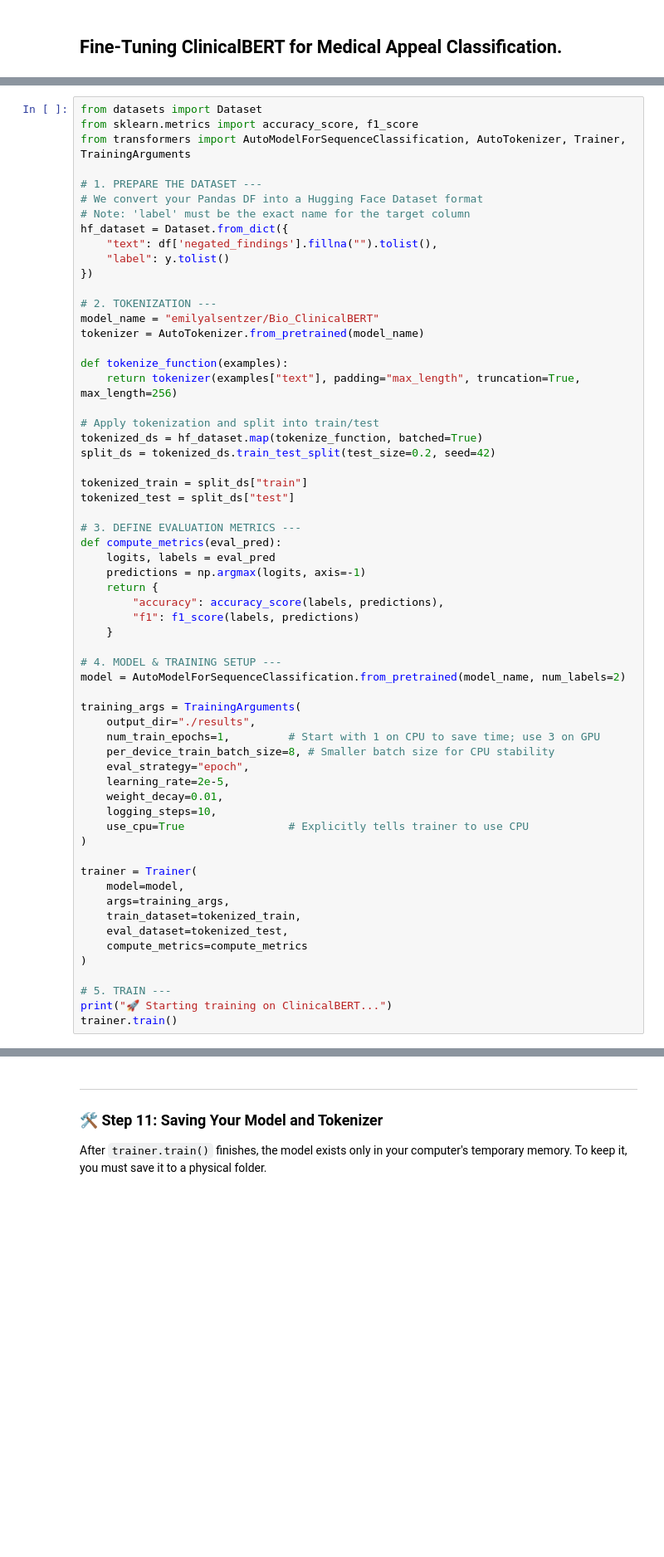
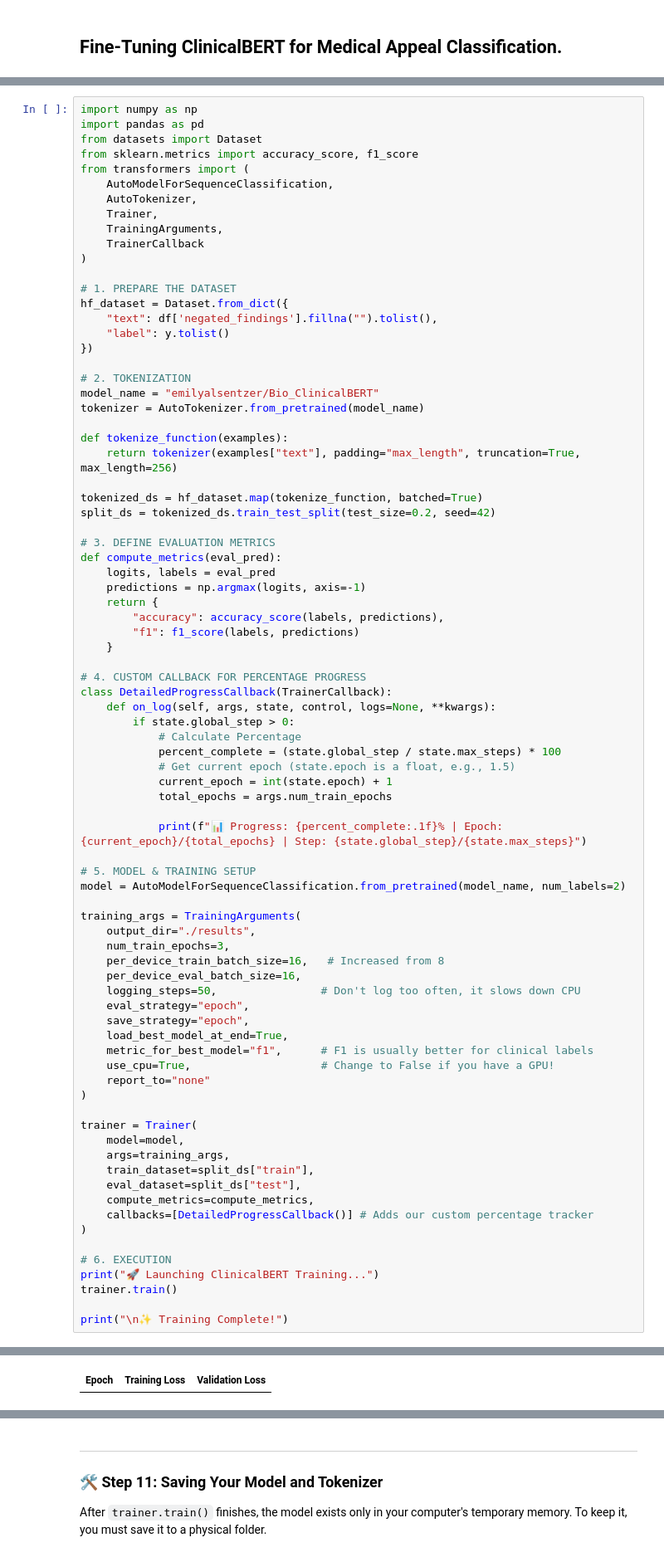
Before and after one commit to ericmaniraguh/ClinicalDecisionNLP, a Jupyter notebook: medreviewai-predicting-independent-medical-review.ipynb, the cells around one changed output, grey strips where cells are left out. Shown at 83% size. Saved outputs shown, nothing was run; the diff lists cells and outputs as text; blank space fills up the shorter version.

```diff
--- a/medreviewai-predicting-independent-medical-review.ipynb
+++ b/medreviewai-predicting-independent-medical-review.ipynb
@@ -762,33 +878,35 @@ By defining `compute_metrics`, you aren't just looking at a "Loss" number (which
 
 When you hit "Run," the model will start making guesses on the training data. After each batch, it checks its mistakes and updates itself to be more accurate. Because you are using `use_cpu=True`, it will move slower than a GPU but will be much more stable for a local laptop setup.
 # %%
+import numpy as np
+import pandas as pd
 from datasets import Dataset
 from sklearn.metrics import accuracy_score, f1_score
-from transformers import AutoModelForSequenceClassification, AutoTokenizer, Trainer, TrainingArguments
+from transformers import (
+    AutoModelForSequenceClassification,
+    AutoTokenizer,
+    Trainer,
+    TrainingArguments,
+    TrainerCallback
+)
 
-# 1. PREPARE THE DATASET ---
-# We convert your Pandas DF into a Hugging Face Dataset format
-# Note: 'label' must be the exact name for the target column
+# 1. PREPARE THE DATASET
 hf_dataset = Dataset.from_dict({
     "text": df['negated_findings'].fillna("").tolist(),
     "label": y.tolist()
 })
 
-# 2. TOKENIZATION ---
+# 2. TOKENIZATION
 model_name = "emilyalsentzer/Bio_ClinicalBERT"
 tokenizer = AutoTokenizer.from_pretrained(model_name)
 
 def tokenize_function(examples):
     return tokenizer(examples["text"], padding="max_length", truncation=True, max_length=256)
 
-# Apply tokenization and split into train/test
 tokenized_ds = hf_dataset.map(tokenize_function, batched=True)
 split_ds = tokenized_ds.train_test_split(test_size=0.2, seed=42)
 
-tokenized_train = split_ds["train"]
-tokenized_test = split_ds["test"]
-
-# 3. DEFINE EVALUATION METRICS ---
+# 3. DEFINE EVALUATION METRICS
 def compute_metrics(eval_pred):
     logits, labels = eval_pred
     predictions = np.argmax(logits, axis=-1)
@@ -797,28 +915,47 @@ def compute_metrics(eval_pred):
         "f1": f1_score(labels, predictions)
     }
 
-# 4. MODEL & TRAINING SETUP ---
+# 4. CUSTOM CALLBACK FOR PERCENTAGE PROGRESS
+class DetailedProgressCallback(TrainerCallback):
+    def on_log(self, args, state, control, logs=None, **kwargs):
+        if state.global_step > 0:
+            # Calculate Percentage
+            percent_complete = (state.global_step / state.max_steps) * 100
+            # Get current epoch (state.epoch is a float, e.g., 1.5)
+            current_epoch = int(state.epoch) + 1
+            total_epochs = args.num_train_epochs
+
+            print(f"📊 Progress: {percent_complete:.1f}% | Epoch: {current_epoch}/{total_epochs} | Step: {state.global_step}/{state.max_steps}")
+
+# 5. MODEL & TRAINING SETUP
 model = AutoModelForSequenceClassification.from_pretrained(model_name, num_labels=2)
 
 training_args = TrainingArguments(
     output_dir="./results",
-    num_train_epochs=1,         # Start with 1 on CPU to save time; use 3 on GPU
-    per_device_train_batch_size=8, # Smaller batch size for CPU stability
+    num_train_epochs=3,
+    per_device_train_batch_size=16,   # Increased from 8
+    per_device_eval_batch_size=16,
+    logging_steps=50,                # Don't log too often, it slows down CPU
     eval_strategy="epoch",
-    learning_rate=2e-5,
-    weight_decay=0.01,
-    logging_steps=10,
-    use_cpu=True                # Explicitly tells trainer to use CPU
+    save_strategy="epoch",
+    load_best_model_at_end=True,
+    metric_for_best_model="f1",      # F1 is usually better for clinical labels
+    use_cpu=True,                    # Change to False if you have a GPU!
+    report_to="none"
 )
 
 trainer = Trainer(
     model=model,
     args=training_args,
-    train_dataset=tokenized_train,
-    eval_dataset=tokenized_test,
-    compute_metrics=compute_metrics
+    train_dataset=split_ds["train"],
+    eval_dataset=split_ds["test"],
+    compute_metrics=compute_metrics,
+    callbacks=[DetailedProgressCallback()] # Adds our custom percentage tracker
 )
 
-# 5. TRAIN ---
-print("🚀 Starting training on ClinicalBERT...")
+# 6. EXECUTION
+print("🚀 Launching ClinicalBERT Training...")
 trainer.train()
+
+print("\n✨ Training Complete!")
+# %% [output]
@@ -824,0 +981 @@ trainer.train()
+| Epoch | Training Loss | Validation Loss |
```
Also changed, not shown: parts of 19 cells of this notebook, 11 other files.
